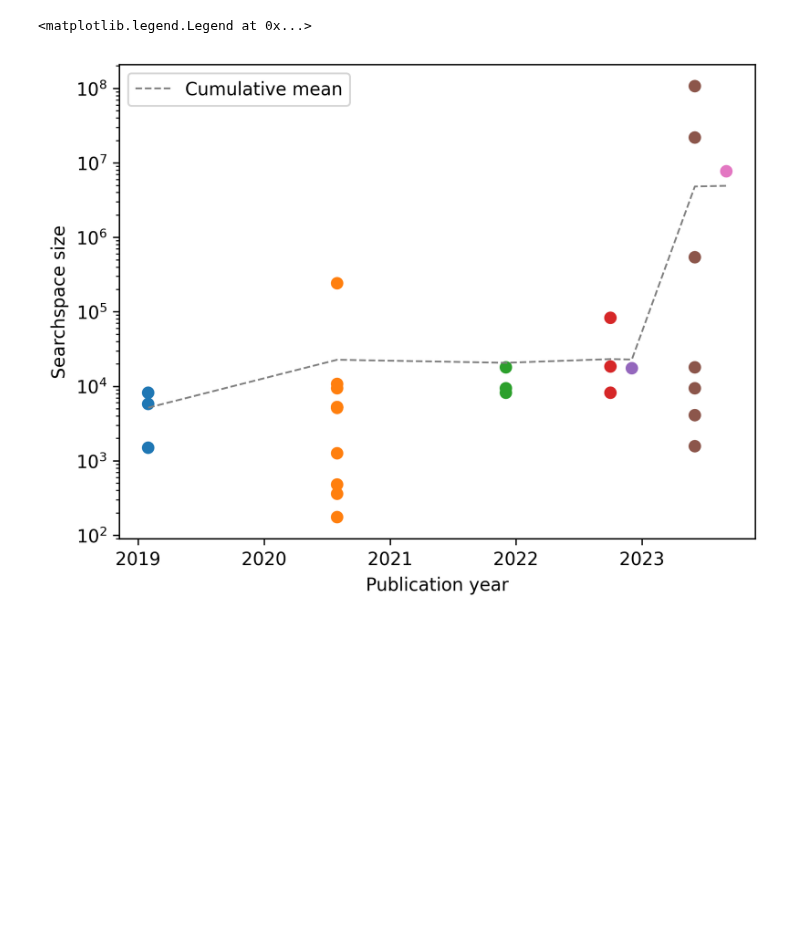
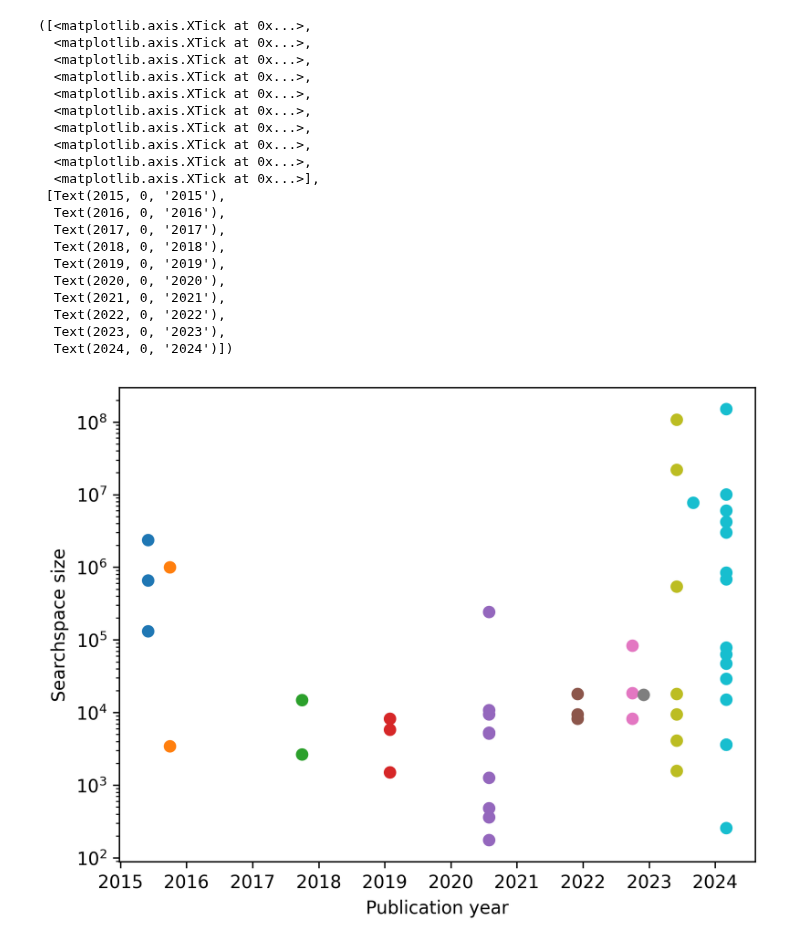
Before and after one commit to fjwillemsen/kernel_tuner_paper, a Jupyter notebook: searchspace_sizes.ipynb, the cells around one changed output. Drawn from its saved outputs; the diff is of its cells as text; code cells hidden in the pictures; blank space fills up the shorter version.

Commit message:
Updated searchspace_sizes notebook to include BaCO

```diff
--- a/searchspace_sizes.ipynb
+++ b/searchspace_sizes.ipynb
@@ -10,7 +10,7 @@ data = [
         'framework': 'AUMA',
         'searchspaces':
             [
-                { 'kernel': 'Convolution', 'size': 131072 }
+                { 'kernel': 'Convolution', 'size': 131072 },
                 { 'kernel': 'Raycasting', 'size': 655360 },
                 { 'kernel': 'Stereo', 'size': 2359296 },
             ]
@@ -137,6 +137,34 @@ data = [
                 { 'kernel': 'MicroHH', 'size': 7700000 },
             ]
     },
+    {
+        'key': 'BaCO2024',
+        'year': 2024,
+        'month': 2,
+        'title': "BaCO: a fast and portable bayesian compiler optimization framework",
+        'framework': 'BaCO',
+        'searchspaces':
+            [
+                # TACO
+                { 'kernel': 'SpMV', 'size': 3000000 },
+                { 'kernel': 'SpMM', 'size': 47000 },
+                { 'kernel': 'SDDMM', 'size': 78000 },
+                { 'kernel': 'TTV', 'size': 6000000 },
+                { 'kernel': 'MTTKRP', 'size': 680000 },
+                # RISE & ELEVATE
+                { 'kernel': 'MM_CPU', 'size': 29000 },
+                { 'kernel': 'MM_GPU', 'size': 150000000 },
+                { 'kernel': 'Asum_GPU', 'size': 63000 },
+                { 'kernel': 'Scal_GPU', 'size': 4200000 },
+                { 'kernel': 'K-means_GPU', 'size': 3600 },
+                { 'kernel': 'Harris_GPU', 'size': 10000000 },
+                { 'kernel': 'Stencil_GPU', 'size': 3600 },
+                # HPVM2FPGA
+                { 'kernel': 'BFS', 'size': 256 },
+                { 'kernel': 'Audio', 'size': 840000 },
+                { 'kernel': 'PreEuler', 'size': 15000 },
+            ]
+    },
     # {
     #     'key': 'KT2024',
     #     'year': 2024,
@@ -193,20 +221,39 @@ df
 # %%
 from matplotlib import pyplot as plt
 import matplotlib as mpl
 import matplotlib.patches
 mpl.rcParams['figure.dpi'] = 300
 
 levels, categories = pd.factorize(df['key'])
 colors = [plt.cm.tab10(i) for i in levels] # using the "tab10" colormap
 handles = [matplotlib.patches.Patch(color=plt.cm.tab10(i), label=c) for i, c in enumerate(categories)]
 
 plt.scatter(df['yearfloat'], df['size'], c=colors)
-plt.plot(df['yearfloat'], df['cumulative average'], color='grey', linestyle='dashed', linewidth=1, label='Cumulative mean')
+# plt.plot(df['yearfloat'], df['cumulative average'], color='grey', linestyle='dashed', linewidth=1, label='Cumulative mean')
 plt.yscale('log')
 plt.gca().set(xlabel='Publication year', ylabel='Searchspace size')
 plt.xticks(np.arange(df['year'].min(), df['year'].max()+1, 1))
-plt.legend(handles=handles, title='Paper')
-plt.legend()
+# plt.legend(handles=handles, title='Paper')
+# plt.legend()
 # %% [output]
-<matplotlib.legend.Legend at 0x...>
+([<matplotlib.axis.XTick at 0x...>,
+  <matplotlib.axis.XTick at 0x...>,
+  <matplotlib.axis.XTick at 0x...>,
+  <matplotlib.axis.XTick at 0x...>,
+  <matplotlib.axis.XTick at 0x...>,
+  <matplotlib.axis.XTick at 0x...>,
+  <matplotlib.axis.XTick at 0x...>,
+  <matplotlib.axis.XTick at 0x...>,
+  <matplotlib.axis.XTick at 0x...>,
+  <matplotlib.axis.XTick at 0x...>],
+ [Text(2015, 0, '2015'),
+  Text(2016, 0, '2016'),
+  Text(2017, 0, '2017'),
+  Text(2018, 0, '2018'),
+  Text(2019, 0, '2019'),
+  Text(2020, 0, '2020'),
+  Text(2021, 0, '2021'),
+  Text(2022, 0, '2022'),
+  Text(2023, 0, '2023'),
+  Text(2024, 0, '2024')])
-[figure, old version]
+[figure, new version]
```
Also changed, not shown: parts of 1 cell of this notebook.
